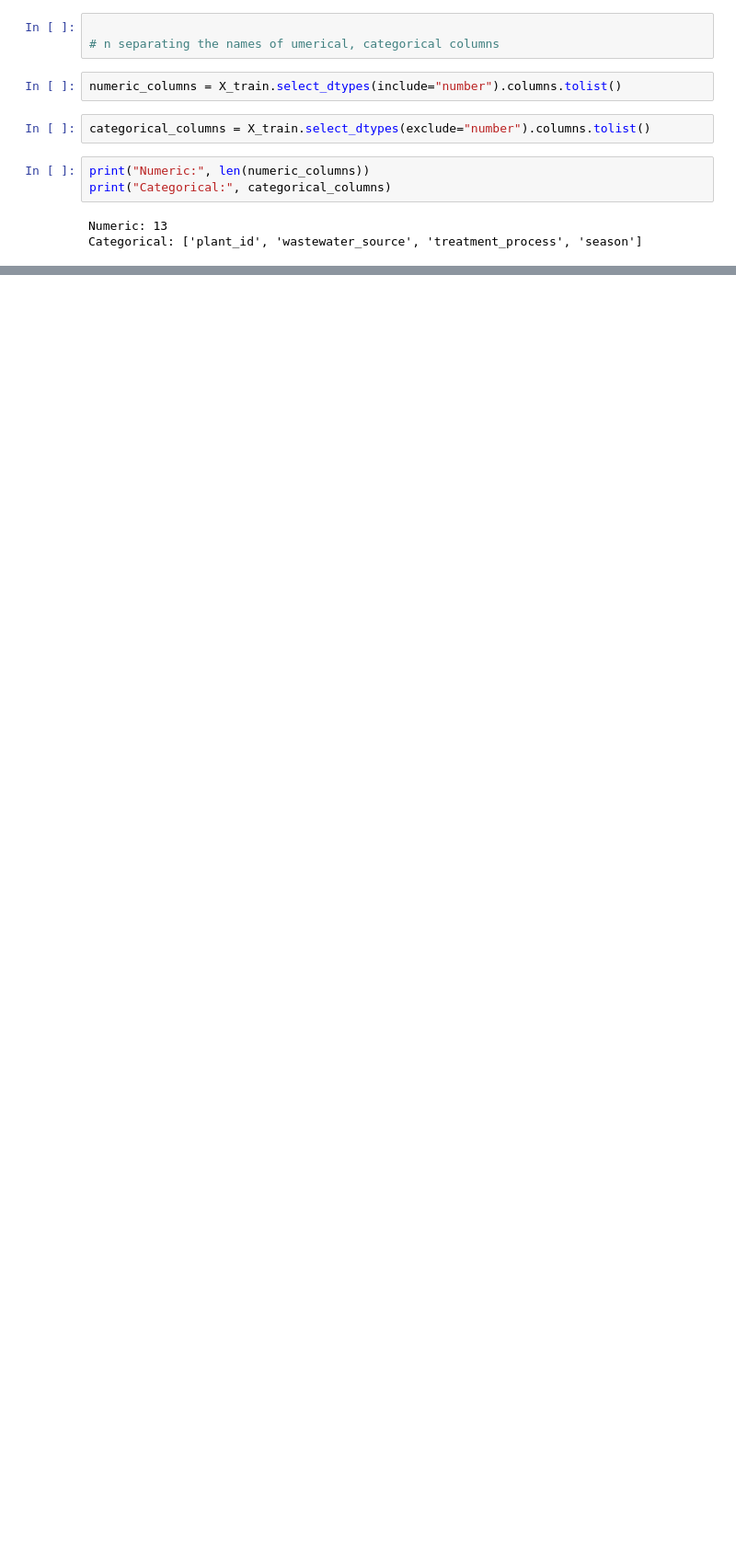
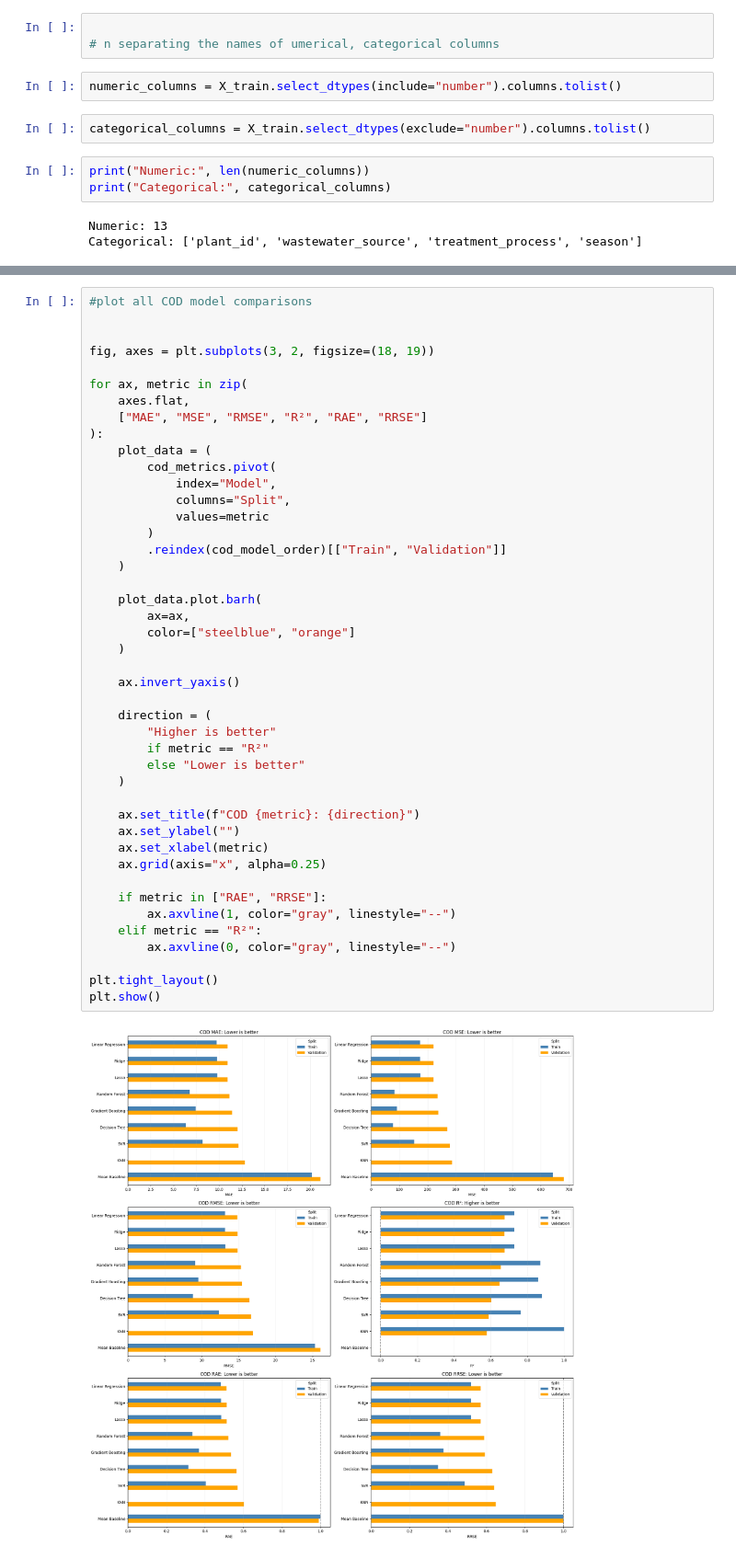
Before and after one commit to DeepikaSneha/wastewater_ML_pipelines, a Jupyter notebook: Main.ipynb, the cells around one changed output, grey strips where cells are left out. Shown at 92% size. Saved outputs shown, nothing was run; the diff lists cells and outputs as text; blank space fills up the shorter version.

```diff
--- a/Main.ipynb
+++ b/Main.ipynb
@@ -1165,0 +1742,46 @@ plt.show()
+# %%
+#plot all COD model comparisons
+
+
+fig, axes = plt.subplots(3, 2, figsize=(18, 19))
+
+for ax, metric in zip(
+    axes.flat,
+    ["MAE", "MSE", "RMSE", "R²", "RAE", "RRSE"]
+):
+    plot_data = (
+        cod_metrics.pivot(
+            index="Model",
+            columns="Split",
+            values=metric
+        )
+        .reindex(cod_model_order)[["Train", "Validation"]]
+    )
+
+    plot_data.plot.barh(
+        ax=ax,
+        color=["steelblue", "orange"]
+    )
+
+    ax.invert_yaxis()
+
+    direction = (
+        "Higher is better"
+        if metric == "R²"
+        else "Lower is better"
+    )
+
+    ax.set_title(f"COD {metric}: {direction}")
+    ax.set_ylabel("")
+    ax.set_xlabel(metric)
+    ax.grid(axis="x", alpha=0.25)
+
+    if metric in ["RAE", "RRSE"]:
+        ax.axvline(1, color="gray", linestyle="--")
+    elif metric == "R²":
+        ax.axvline(0, color="gray", linestyle="--")
+
+plt.tight_layout()
+plt.show()
+# %% [output]
+[figure, added]
```
Also changed, not shown: parts of 97 cells of this notebook.
